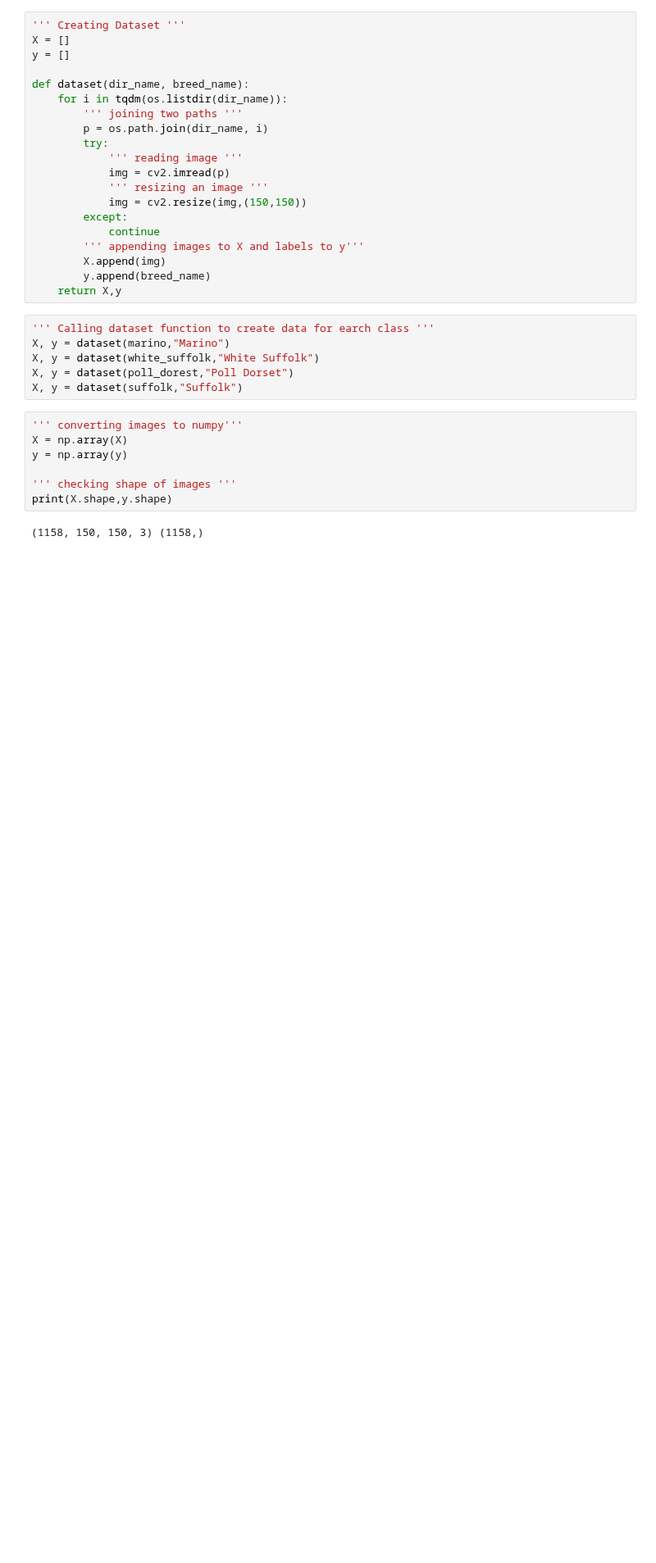
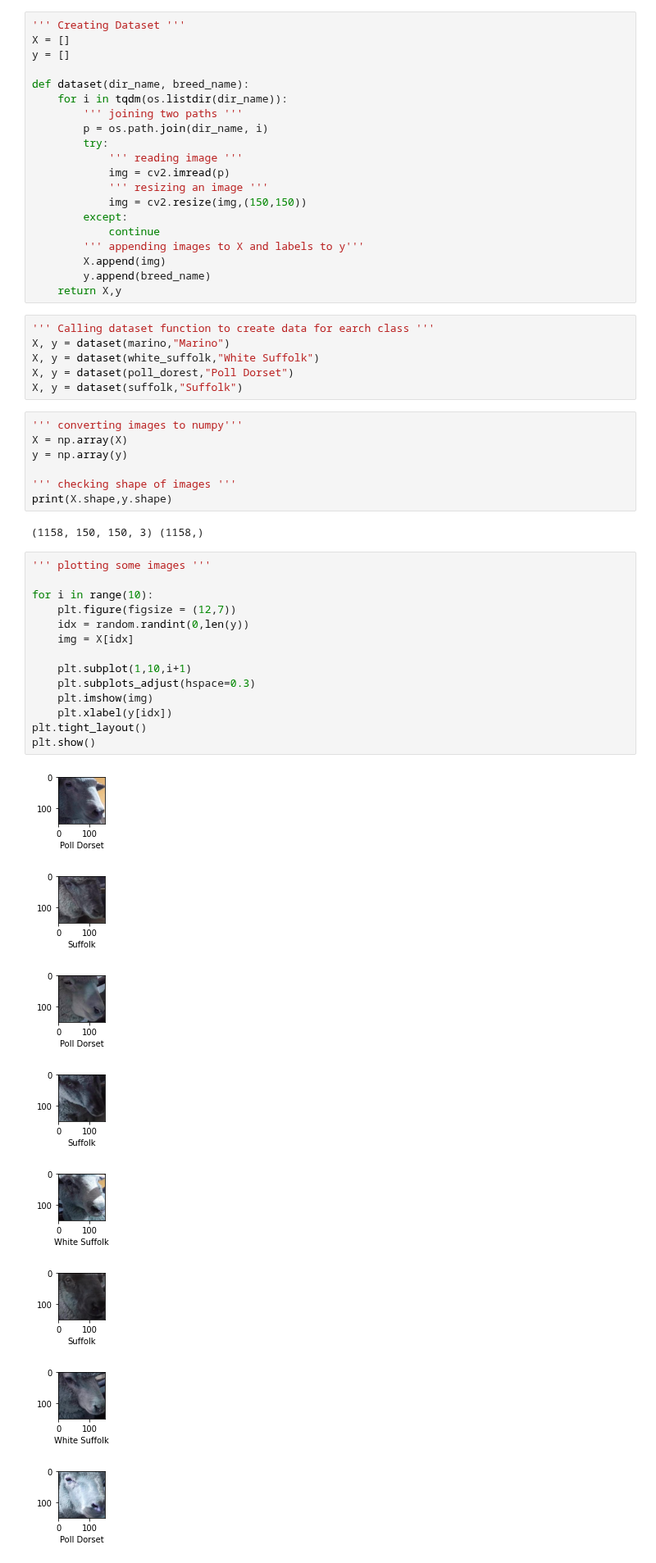
Before and after one commit to varadmahatme/Advanced-machine-learning-deep-learning, a Jupyter notebook: AMLDL1.ipynb, the cells around one changed output. Shown at 82% size. Drawn from its saved outputs; the diff is of its cells as text; blank space fills up the shorter version.

```diff
--- a/AMLDL1.ipynb
+++ b/AMLDL1.ipynb
@@ -1730,3 +1730,26 @@ y = np.array(y)
 print(X.shape,y.shape)
 # %% [output]
 (1158, 150, 150, 3) (1158,)
+# %%
+''' plotting some images '''
+
+for i in range(10):
+    plt.figure(figsize = (12,7))
+    idx = random.randint(0,len(y))
+    img = X[idx]
+
+    plt.subplot(1,10,i+1)
+    plt.subplots_adjust(hspace=0.3)
+    plt.imshow(img)
+    plt.xlabel(y[idx])
+plt.tight_layout()
+plt.show()
+# %% [output]
+[figure, added]
+[figure, added]
+[figure, added]
+[figure, added]
+[figure, added]
+[figure, added]
+[figure, added]
+[figure, added]
```
Also changed, not shown: parts of 18 cells of this notebook.
